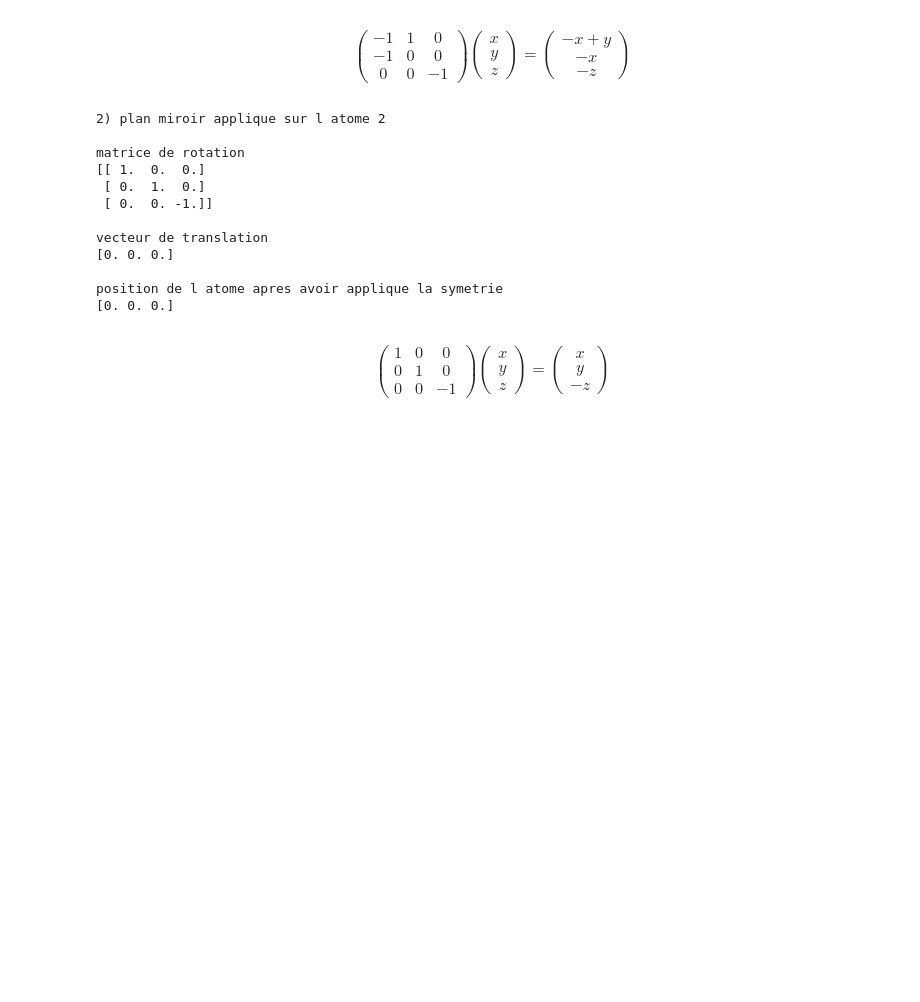
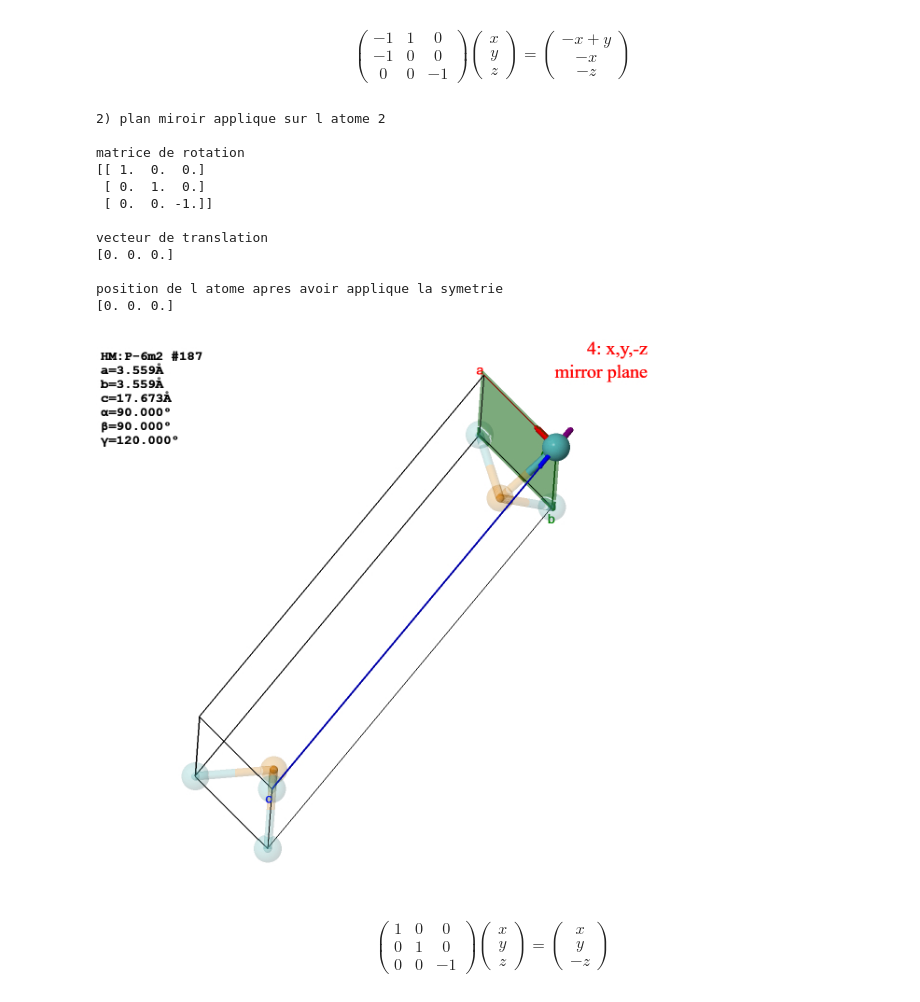
Before and after one commit to guiguilej/lmapr1492, a Jupyter notebook: symmetry.ipynb, the cells around one changed output. Cells and saved outputs as stored; diff of their text form; code cells hidden in the pictures; blank space fills up the shorter version.

```diff
--- a/symmetry.ipynb
+++ b/symmetry.ipynb
@@ -44,29 +45,30 @@ position de l atome apres avoir applique la symetrie
 # %%
 Sym2 = SymmOp.from_xyz_string("x,y,-z")
 print("2) plan miroir applique sur l atome 2")
 print("")
 print("matrice de rotation")
 print(Sym2.rotation_matrix)
 print("")
 print("vecteur de translation")
 print(Sym2.translation_vector)
 print("")
 print("position de l atome apres avoir applique la symetrie")
 print(Sym2.operate((0,0,0)))
-#Image("img/sym2.png")
+Image("sym2.jpg")
 # %% [output]
 2) plan miroir applique sur l atome 2
 
 matrice de rotation
 [[ 1.  0.  0.]
  [ 0.  1.  0.]
  [ 0.  0. -1.]]
 
 vecteur de translation
 [0. 0. 0.]
 
 position de l atome apres avoir applique la symetrie
 [0. 0. 0.]
+[figure, added]
 # %%
 %%latex
 \begin{equation}
```
Also changed, not shown: parts of 2 cells of this notebook.
